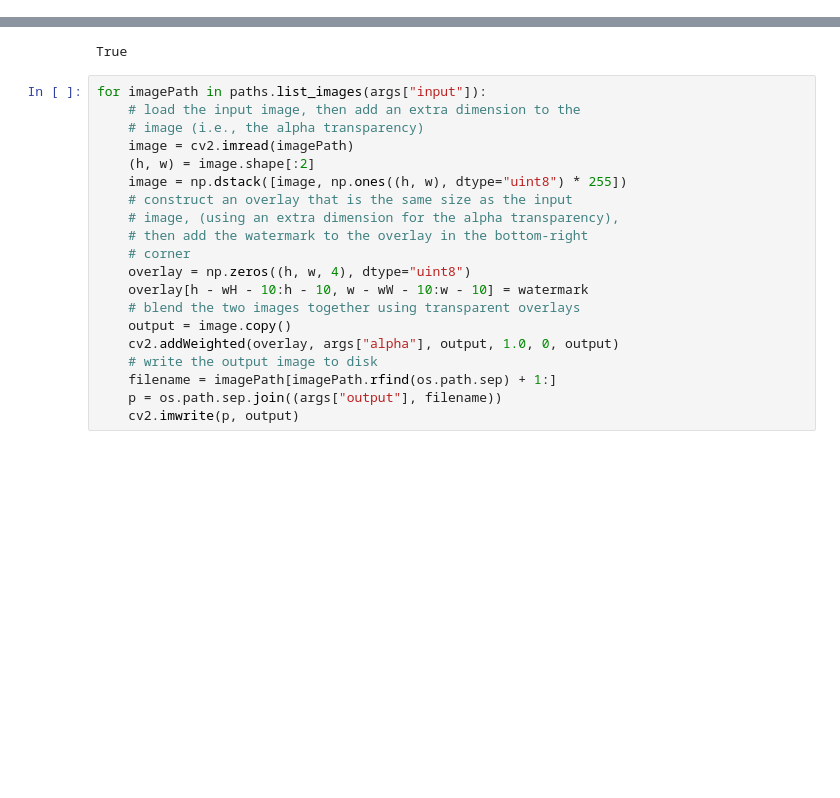
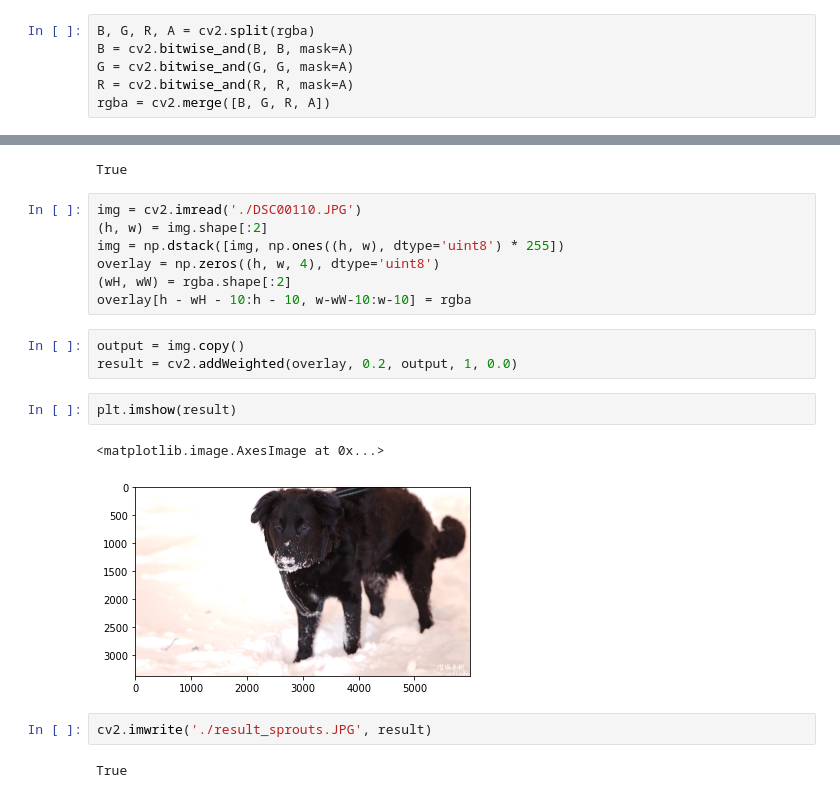
Before and after one commit to IreneSZ/smart_watermark, a Jupyter notebook: sketch.ipynb, the cells around one changed output, grey strips where cells are left out. Cells and saved outputs as stored; diff of their text form; blank space fills up the shorter version.

Commit message:
to fix: make all black pixels transparent

```diff
--- a/sketch.ipynb
+++ b/sketch.ipynb
@@ -26,24 +22,29 @@ plt.imshow(rgba)
+# %%
+B, G, R, A = cv2.split(rgba)
+B = cv2.bitwise_and(B, B, mask=A)
+G = cv2.bitwise_and(G, G, mask=A)
+R = cv2.bitwise_and(R, R, mask=A)
+rgba = cv2.merge([B, G, R, A])
 # %%
 cv2.imwrite('./test.png', rgba)
 # %% [output]
 True
-# %%
-for imagePath in paths.list_images(args["input"]):
-	# load the input image, then add an extra dimension to the
-	# image (i.e., the alpha transparency)
-	image = cv2.imread(imagePath)
-	(h, w) = image.shape[:2]
-	image = np.dstack([image, np.ones((h, w), dtype="uint8") * 255])
-	# construct an overlay that is the same size as the input
-	# image, (using an extra dimension for the alpha transparency),
-	# then add the watermark to the overlay in the bottom-right
-	# corner
-	overlay = np.zeros((h, w, 4), dtype="uint8")
-	overlay[h - wH - 10:h - 10, w - wW - 10:w - 10] = watermark
-	# blend the two images together using transparent overlays
-	output = image.copy()
-	cv2.addWeighted(overlay, args["alpha"], output, 1.0, 0, output)
-	# write the output image to disk
-	filename = imagePath[imagePath.rfind(os.path.sep) + 1:]
-	p = os.path.sep.join((args["output"], filename))
-	cv2.imwrite(p, output)
+# %%
+img = cv2.imread('./DSC00110.JPG')
+(h, w) = img.shape[:2]
+img = np.dstack([img, np.ones((h, w), dtype='uint8') * 255])
+overlay = np.zeros((h, w, 4), dtype='uint8')
+(wH, wW) = rgba.shape[:2]
+overlay[h - wH - 10:h - 10, w-wW-10:w-10] = rgba
+# %%
+output = img.copy()
+result = cv2.addWeighted(overlay, 0.2, output, 1, 0.0)
+# %%
+plt.imshow(result)
+# %% [output]
+<matplotlib.image.AxesImage at 0x...>
+[figure, added]
+# %%
+cv2.imwrite('./result_sprouts.JPG', result)
+# %% [output]
+True
```
Also changed, not shown: parts of 8 cells of this notebook.
